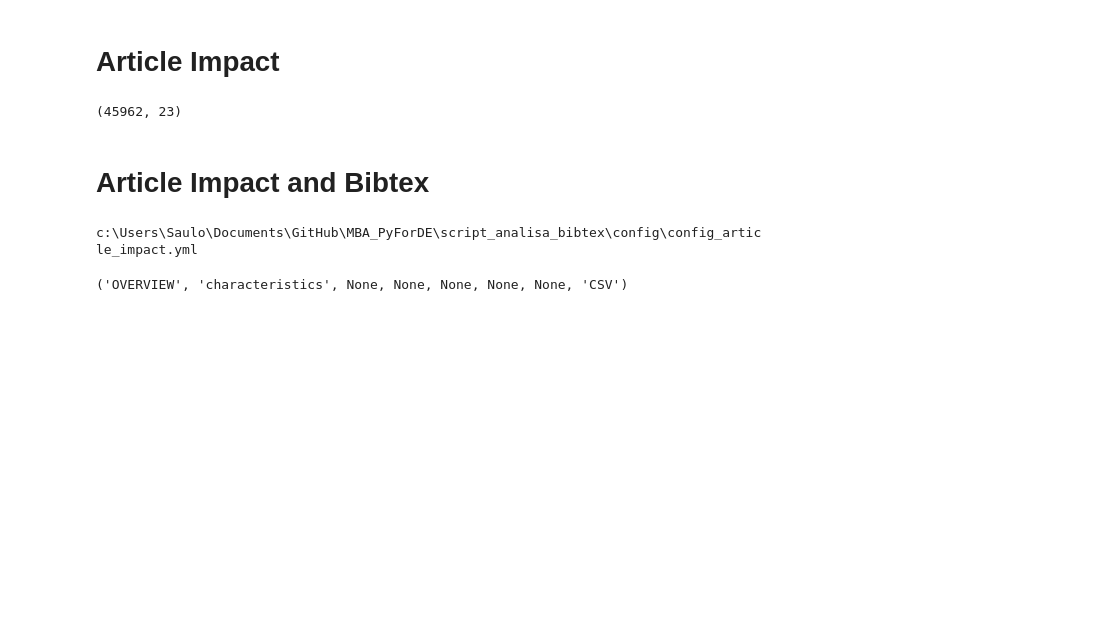
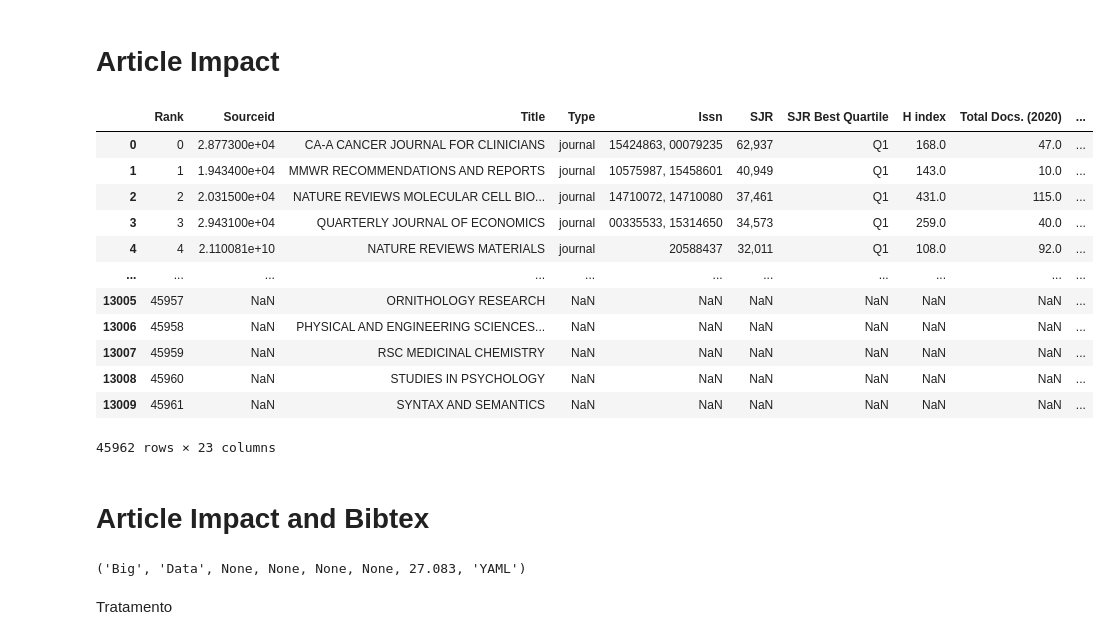
Before and after one commit to cnjraad/MBA_PyForDE, a Jupyter notebook: script_analisa_bibtex/aula_2_analisa_bibtex.ipynb, the cells around one changed output. Saved outputs shown, nothing was run; the diff lists cells and outputs as text; code cells hidden in the pictures; blank space fills up the shorter version.

```diff
--- a/script_analisa_bibtex/aula_2_analisa_bibtex.ipynb
+++ b/script_analisa_bibtex/aula_2_analisa_bibtex.ipynb
@@ -63,60 +63,57 @@ import numpy as np
 
 dir_iput_aula3 = r'D:\Impacta\Python for Data Engineer\Aula 3\Input'
 dir_output_aula3 = r'D:\Impacta\Python for Data Engineer\Aula 3\Output'
 
 file_scimagojr = 'scimagojr 2020.csv'
 file_jcs = 'jcs_2020.csv'
 file_article_impact = 'ALL_Article_Impact.csv'
 
 df_scimagojr = pd.read_csv(dir_iput_aula3 + '\\' + file_scimagojr, delimiter=';', quotechar='"', header=0)
 df_jcs = pd.read_csv(dir_iput_aula3 + '\\' + file_jcs, delimiter=';', quotechar='"', header=0)
 
 # TRATAMENTO
 # Remove colunas vazias no arquivo
 df_scimagojr.drop(df_scimagojr.columns[df_scimagojr.columns.str.contains('Unnamed:') == True], axis=1, inplace=True)
 df_jcs.drop(df_jcs.columns[df_jcs.columns.str.contains('Unnamed:') == True], axis=1, inplace=True)
 
-
 df_jcs.rename(columns={'Full Journal Title':'Title'}, inplace=True)
-
-# 'Journal Impact Factor' e 'SJR' são  métricas diferentes
-# df_jcs.rename(columns={'Journal Impact Factor':'SJR'}, inplace=True)
-# df_scimagojr.rename(columns={'Total Cites (3years)':'Total Cites'}, inplace=True)
 
 df_scimagojr['Title'] = df_scimagojr['Title'].str.upper()
 df_jcs['Title'] = df_jcs['Title'].str.upper()
 
-# TODAS AS LINHAS DO df_jcs QUE NAO EXISTEM NO df_scimagojr
-# df_jcs_left_df_scimagojr = df_jcs.merge(df_scimagojr, how='left', on='Title', suffixes=['_jcs','_scimagojr'])
-# df_jcs_exclusive = df_jcs_left_df_scimagojr[df_jcs_left_df_scimagojr['Rank_scimagojr'].isnull()]
-# df_jcs_exclusive.filter(df_jcs.columns)
-
 # UNION
-# df_scimagojr_jcs = pd.concat([df_scimagojr, df_jcs_exclusive.filter(df_jcs.columns)])
 df_scimagojr_jcs = pd.concat((df_scimagojr,df_jcs))
 
 # TRATAMENTO UNION
-dict_treat_data = {'': np.nan, None: np.nan, 'Not Available': np.nan}
-df_scimagojr_jcs.replace(to_replace=dict_treat_data, inplace=True)
 df_scimagojr_jcs['Rank'] = np.arange(0,len(df_scimagojr_jcs))
 df_scimagojr_jcs.drop_duplicates() # Deduplicação dos dados
 
 # EXPORT
-df_scimagojr_jcs.to_csv(dir_output_aula3 + '\\' + file_article_impact, index=False, encoding='utf-8')
-df_scimagojr_jcs.shape
+# df_scimagojr_jcs.to_csv(dir_output_aula3 + '\\' + file_article_impact, index=False, encoding='utf-8')
+# df_scimagojr_jcs.shape
 # %% [output]
+|  | Rank | Sourceid | Title | Type | Issn | SJR | SJR Best Quartile | H index | Total Docs. (2020) | ... |
+| 0 | 0 | 2.877300e+04 | CA-A CANCER JOURNAL FOR CLINICIANS | journal | 15424863, 00079235 | 62,937 | Q1 | 168.0 | 47.0 | ... |
+| 1 | 1 | 1.943400e+04 | MMWR RECOMMENDATIONS AND REPORTS | journal | 10575987, 15458601 | 40,949 | Q1 | 143.0 | 10.0 | ... |
+| 2 | 2 | 2.031500e+04 | NATURE REVIEWS MOLECULAR CELL BIO... | journal | 14710072, 14710080 | 37,461 | Q1 | 431.0 | 115.0 | ... |
+| 3 | 3 | 2.943100e+04 | QUARTERLY JOURNAL OF ECONOMICS | journal | 00335533, 15314650 | 34,573 | Q1 | 259.0 | 40.0 | ... |
+| 4 | 4 | 2.110081e+10 | NATURE REVIEWS MATERIALS | journal | 20588437 | 32,011 | Q1 | 108.0 | 92.0 | ... |
+| ... | ... | ... | ... | ... | ... | ... | ... | ... | ... | ... |
+| 13005 | 45957 | NaN | ORNITHOLOGY RESEARCH | NaN | NaN | NaN | NaN | NaN | NaN | ... |
+| 13006 | 45958 | NaN | PHYSICAL AND ENGINEERING SCIENCES... | NaN | NaN | NaN | NaN | NaN | NaN | ... |
+| 13007 | 45959 | NaN | RSC MEDICINAL CHEMISTRY | NaN | NaN | NaN | NaN | NaN | NaN | ... |
+| 13008 | 45960 | NaN | STUDIES IN PSYCHOLOGY | NaN | NaN | NaN | NaN | NaN | NaN | ... |
+| 13009 | 45961 | NaN | SYNTAX AND SEMANTICS | NaN | NaN | NaN | NaN | NaN | NaN | ... |
-(45962, 23)
+45962 rows × 23 columns
 # %% [markdown]
 # Article Impact and Bibtex
-# %%
-
-print(dir_config + '\\' + config_file_name)
-# %% [output]
-c:\Users\Saulo\Documents\GitHub\MBA_PyForDE\script_analisa_bibtex\config\config_article_impact.yml
 # %%
 # CARREGA O ARQUIVO DE CONFIGURAÇÃO
 dir_config = r'c:\Users\Saulo\Documents\GitHub\MBA_PyForDE\script_analisa_bibtex\config'
 config_file_name = 'config_article_impact.yml'
+file_bibtex_impact = 'bibtex_impact'
+
+
 
 with open(dir_config + '\\' + config_file_name) as f:
     config_file = yml.load(f, Loader=yml.loader.SafeLoader)
@@ -132,4 +129,4 @@ filter_list = ( config_file['TITLE'],\
 	)
 print(filter_list)
 # %% [output]
-('OVERVIEW', 'characteristics', None, None, None, None, None, 'CSV')
+('Big', 'Data', None, None, None, None, 27.083, 'YAML')
@@ -145,0 +133,2 @@ df_bibtex_impact = df_bibtex.merge(df_scimagojr_jcs, how='left', on='Title', suf
+# %% [markdown]
+Tratamento
```
Also changed, not shown: parts of 13 cells of this notebook, 4 other files.
